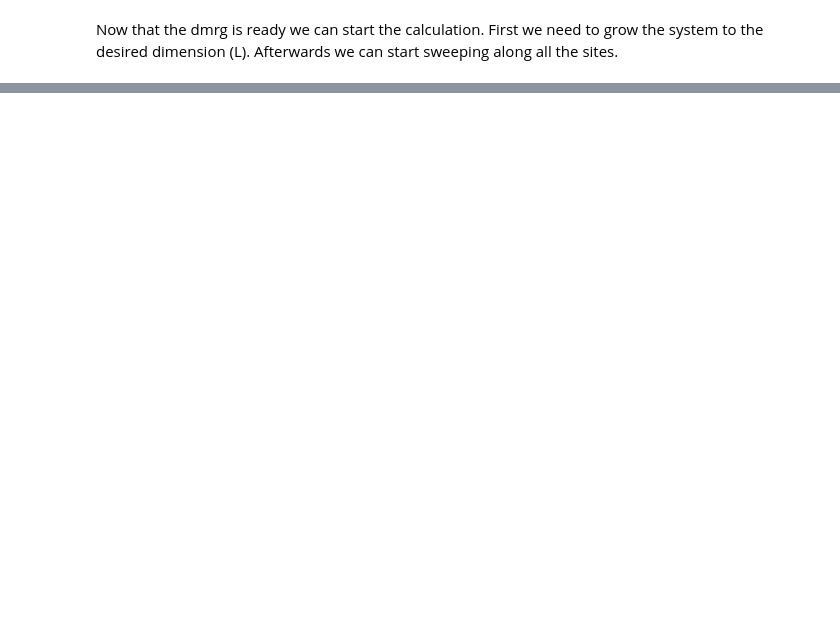
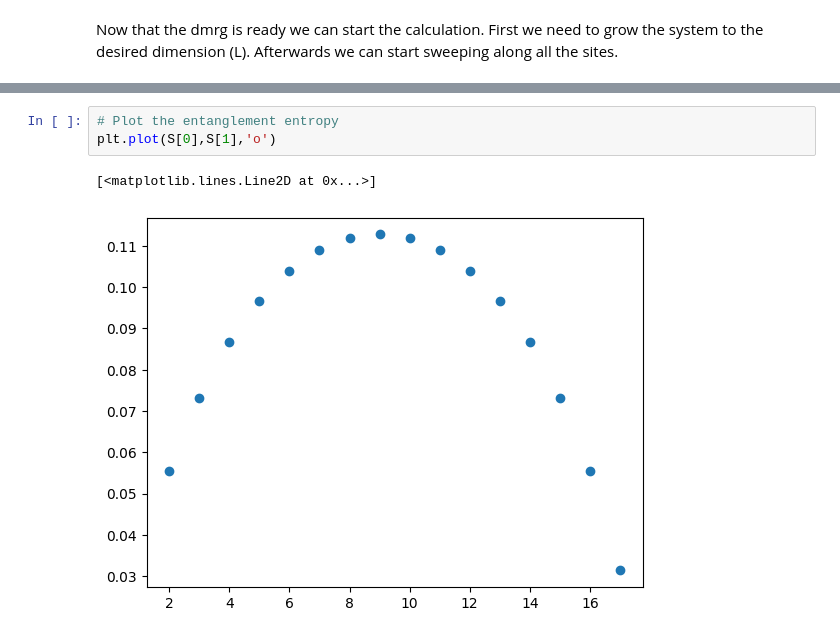
Before and after one commit to pietrorichelli/dmrg, a Jupyter notebook: examples/TFIM_example.ipynb, the cells around one changed output, grey strips where cells are left out. Cells and saved outputs as stored; diff of their text form; blank space fills up the shorter version.

```diff
--- a/examples/TFIM_example.ipynb
+++ b/examples/TFIM_example.ipynb
@@ -292,3 +352,9 @@ plt.plot(E_sweep,'.--')
+# %%
+# Plot the entanglement entropy
+plt.plot(S[0],S[1],'o')
+# %% [output]
+[<matplotlib.lines.Line2D at 0x...>]
+[figure, added]
 # %%
 L = 20
 mps = MPS(L)
```
Also changed, not shown: parts of 10 cells of this notebook, 5 other files.
